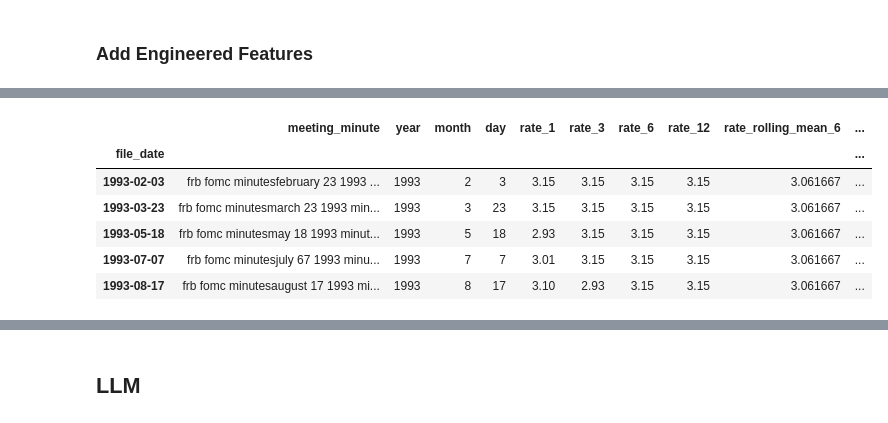
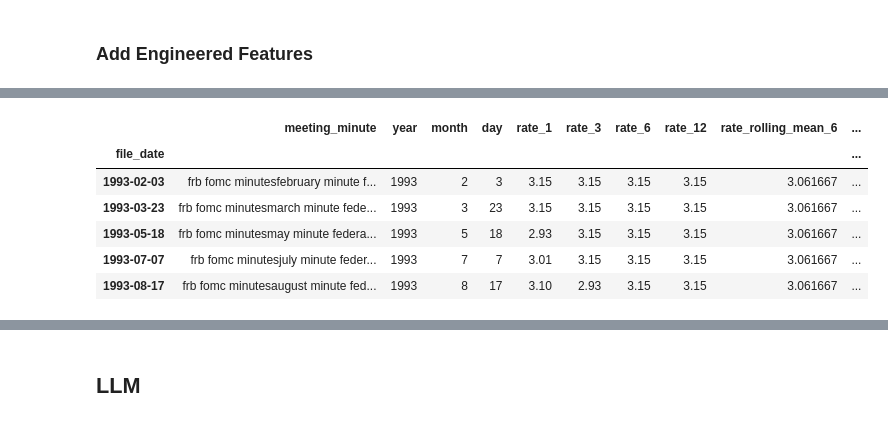
Before and after one commit to Cydia13526/s24-milestone2-team7-cspaarg-cydia-davidrez, a Jupyter notebook: project.ipynb, the cells around one changed output, grey strips where cells are left out. Saved outputs shown, nothing was run; the diff lists cells and outputs as text; code cells hidden in the pictures.

Commit message:
added more supervised methods and unsupervised engineered features

```diff
--- a/project.ipynb
+++ b/project.ipynb
@@ -399,40 +418,60 @@ data
+# %%
+custom_stop_words = set(stopwords.words('english') + [
+    'mr', 'messrs', 'july', 'august', 'april', 'october', 'september',
+    'february', 'december', 'january', 'march', 'november', 'june',
+    'participant', 'page', 'noted', 'fourth', 'first', 'second', 'degree', 'shall', 'currency operation',
+    'subcommittee', 'arrangement', 'million', 'paragraph', 'authorization'
+])
+
+
+
+# Function for text preprocessing and apply
+def preprocess_text(text):
+    text = re.sub(r'\d+', '', text)
+    tokens = word_tokenize(text)
+    tokens = [word for word in tokens if word.isalpha() and word not in custom_stop_words]
+    lemmatizer = WordNetLemmatizer()
+    tokens = [lemmatizer.lemmatize(word) for word in tokens]
+    return ' '.join(tokens)
 # %%
-    data = merge_df.copy()
+data = merge_df.copy()
 
-    if 'file_date' not in data.columns:
-        data.reset_index(inplace=True)
+if 'file_date' not in data.columns:
+    data.reset_index(inplace=True)
 
-    data.drop(columns=['diff', 'changed'], inplace=True)
-    data['file_date'] = pd.to_datetime(data['file_date'])
+data.drop(columns=['diff', 'changed'], inplace=True)
+data['file_date'] = pd.to_datetime(data['file_date'])
 
-    data['year'] = data['file_date'].dt.year
-    data['month'] = data['file_date'].dt.month
-    data['day'] = data['file_date'].dt.day
+data['year'] = data['file_date'].dt.year
+data['month'] = data['file_date'].dt.month
+data['day'] = data['file_date'].dt.day
 
-    lags = [1, 3, 6, 12]
-    windows = [6, 12, 18, 24]
+lags = [1, 3, 6, 12]
+windows = [6, 12, 18, 24]
 
-    for lag in lags:
-        data[f'rate_{lag}'] = data['rate'].shift(lag)
+for lag in lags:
+    data[f'rate_{lag}'] = data['rate'].shift(lag)
 
-    for window in windows:
-        data[f'rate_rolling_mean_{window}'] = data['rate'].rolling(window=window).mean()
-        data[f'rate_rolling_std_{window}'] = data['rate'].rolling(window=window).std()
+for window in windows:
+    data[f'rate_rolling_mean_{window}'] = data['rate'].rolling(window=window).mean()
+    data[f'rate_rolling_std_{window}'] = data['rate'].rolling(window=window).std()
 
-    data.fillna(method='bfill', inplace=True)
-    data.set_index(['file_date'], inplace=True)
+data.fillna(method='bfill', inplace=True)
+data.set_index(['file_date'], inplace=True)
 
+# Apply text preprocessing
+data['meeting_minute'] = data['meeting_minute'].apply(preprocess_text)
 
-    X_train, y_train = data.drop(columns=['rate'])[:train_size], data['rate'][:train_size]
-    X_test, y_test = data.drop(columns=['rate'])[train_size:], data['rate'][train_size:]
+X_train, y_train = data.drop(columns=['rate'])[:train_size], data['rate'][:train_size]
+X_test, y_test = data.drop(columns=['rate'])[train_size:], data['rate'][train_size:]
 
-    X_train.head()
+X_train.head()
 # %% [output]
 |  | meeting_minute | year | month | day | rate_1 | rate_3 | rate_6 | rate_12 | rate_rolling_mean_6 | ... |
 | file_date |  |  |  |  |  |  |  |  |  | ... |
-| 1993-02-03 | frb fomc minutesfebruary 23 1993 ... | 1993 | 2 | 3 | 3.15 | 3.15 | 3.15 | 3.15 | 3.061667 | ... |
-| 1993-03-23 | frb fomc minutesmarch 23 1993 min... | 1993 | 3 | 23 | 3.15 | 3.15 | 3.15 | 3.15 | 3.061667 | ... |
-| 1993-05-18 | frb fomc minutesmay 18 1993 minut... | 1993 | 5 | 18 | 2.93 | 3.15 | 3.15 | 3.15 | 3.061667 | ... |
-| 1993-07-07 | frb fomc minutesjuly 67 1993 minu... | 1993 | 7 | 7 | 3.01 | 3.15 | 3.15 | 3.15 | 3.061667 | ... |
-| 1993-08-17 | frb fomc minutesaugust 17 1993 mi... | 1993 | 8 | 17 | 3.10 | 2.93 | 3.15 | 3.15 | 3.061667 | ... |
+| 1993-02-03 | frb fomc minutesfebruary minute f... | 1993 | 2 | 3 | 3.15 | 3.15 | 3.15 | 3.15 | 3.061667 | ... |
+| 1993-03-23 | frb fomc minutesmarch minute fede... | 1993 | 3 | 23 | 3.15 | 3.15 | 3.15 | 3.15 | 3.061667 | ... |
+| 1993-05-18 | frb fomc minutesmay minute federa... | 1993 | 5 | 18 | 2.93 | 3.15 | 3.15 | 3.15 | 3.061667 | ... |
+| 1993-07-07 | frb fomc minutesjuly minute feder... | 1993 | 7 | 7 | 3.01 | 3.15 | 3.15 | 3.15 | 3.061667 | ... |
+| 1993-08-17 | frb fomc minutesaugust minute fed... | 1993 | 8 | 17 | 3.10 | 2.93 | 3.15 | 3.15 | 3.061667 | ... |
 # %%
```
Also changed, not shown: parts of 11 cells of this notebook, 4 other files.
